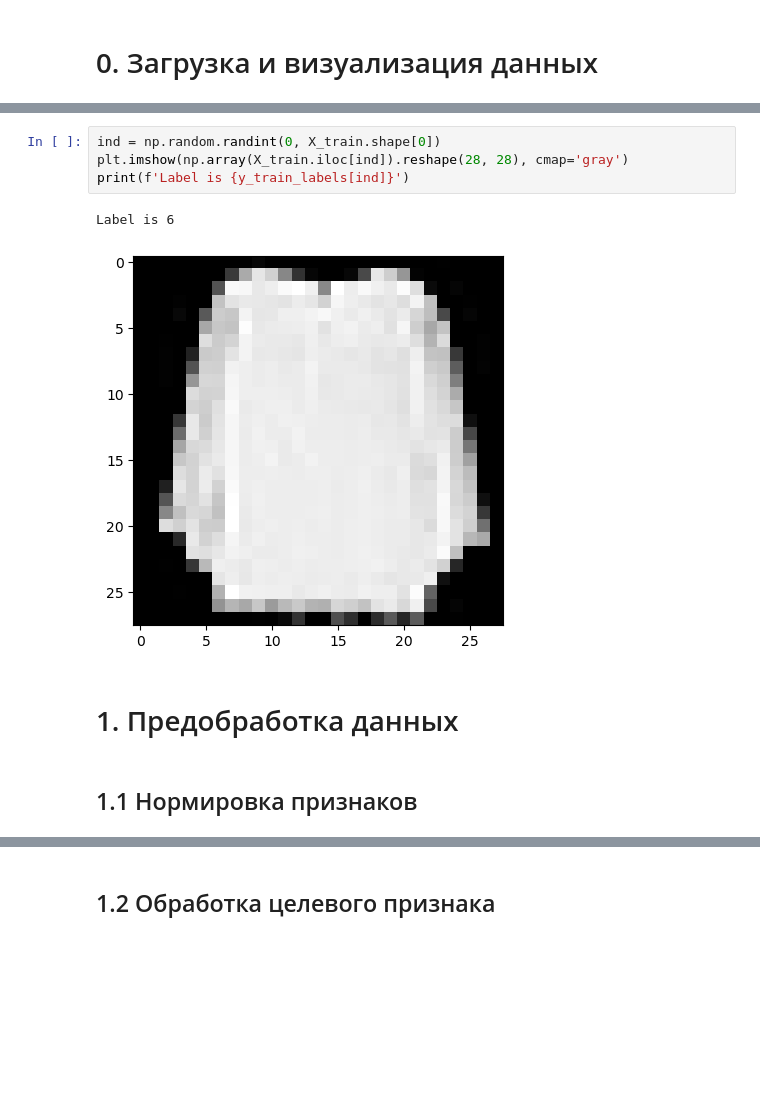
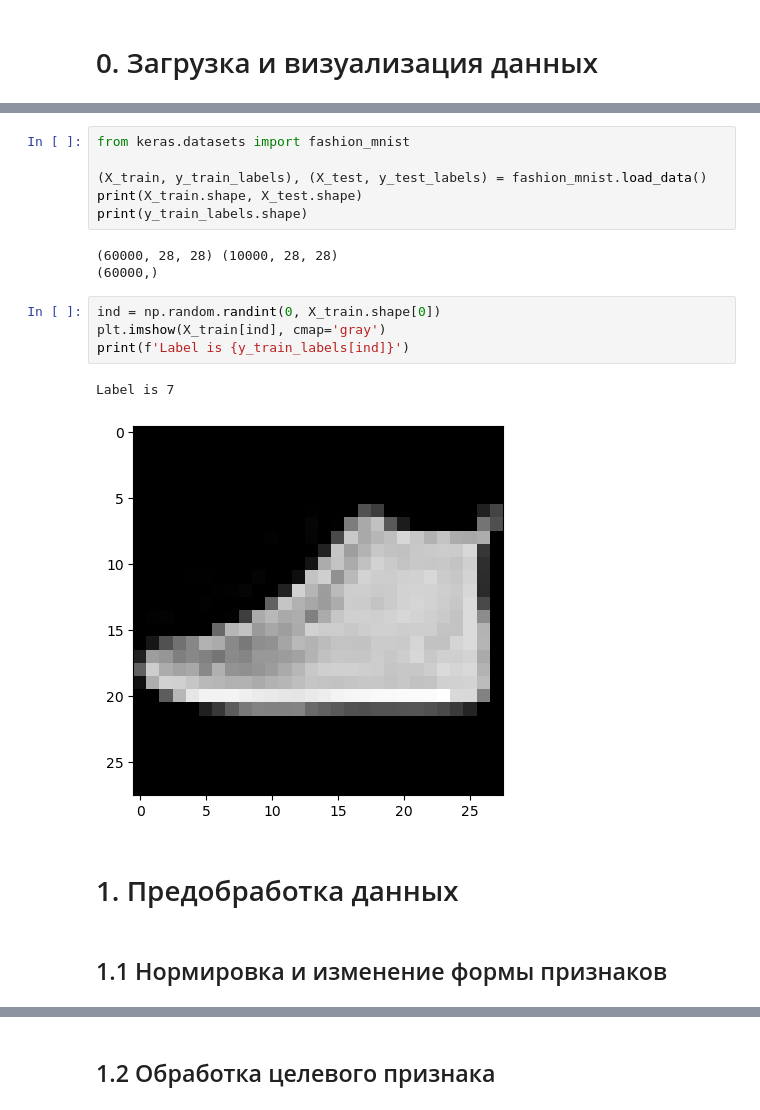
Before and after one commit to dnlygvtv/02_Python_for_Neural_Networks, a Jupyter notebook: HW/HW_2.ipynb, the cells around one changed output, grey strips where cells are left out. Drawn from its saved outputs; the diff is of its cells as text; blank space fills up the shorter version.

```diff
--- a/HW/HW_2.ipynb
+++ b/HW/HW_2.ipynb
@@ -46,12 +13,21 @@ X_train, y_train_labels
+# %%
+from keras.datasets import fashion_mnist
+
+(X_train, y_train_labels), (X_test, y_test_labels) = fashion_mnist.load_data()
+print(X_train.shape, X_test.shape)
+print(y_train_labels.shape)
+# %% [output]
+(60000, 28, 28) (10000, 28, 28)
+(60000,)
 # %%
 ind = np.random.randint(0, X_train.shape[0])
-plt.imshow(np.array(X_train.iloc[ind]).reshape(28, 28), cmap='gray')
+plt.imshow(X_train[ind], cmap='gray')
 print(f'Label is {y_train_labels[ind]}')
 # %% [output]
-Label is 6
+Label is 7
-[figure, old version]
+[figure, new version]
 # %% [markdown]
 # 1. Предобработка данных
 # %% [markdown]
-## 1.1 Нормировка признаков
+## 1.1 Нормировка и изменение формы признаков
 # %%
```
Also changed, not shown: parts of 20 cells of this notebook.
